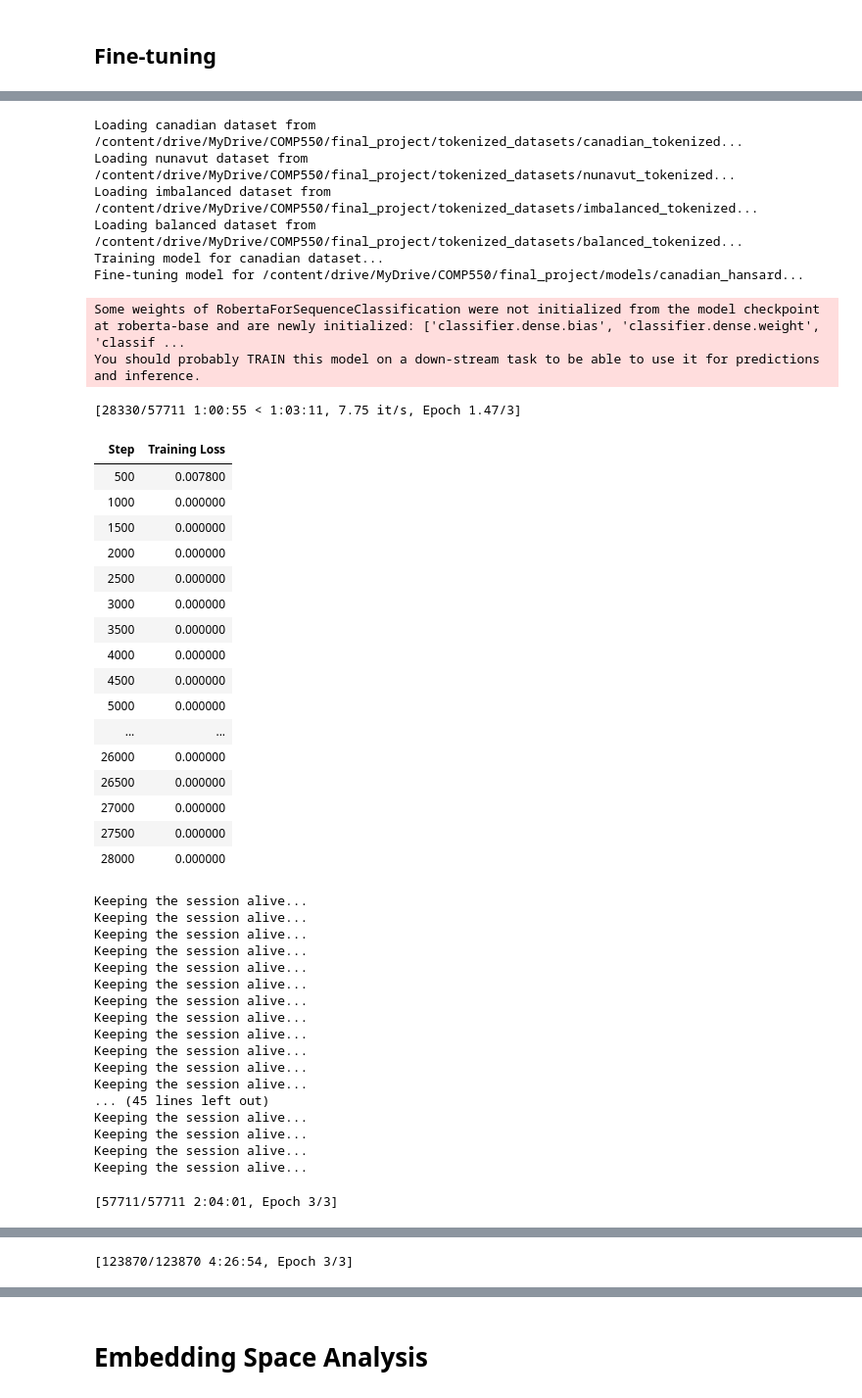
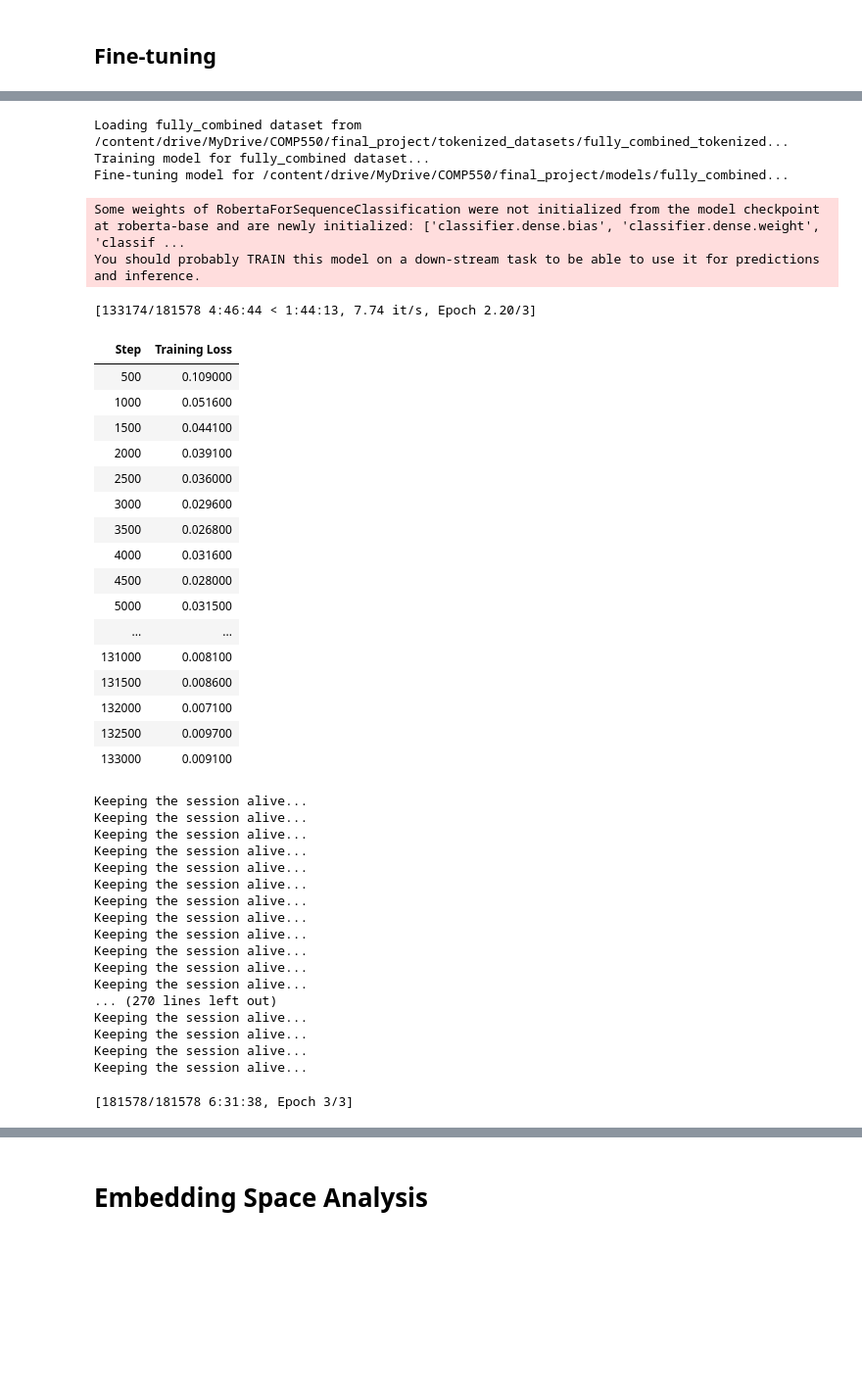
Before and after one commit to asaad02/Analyzing-Bias-Transfer-in-Multilingual-Transformer-Models, a Jupyter notebook: Files/final_comp550_project_training_preliminary_analysis.ipynb, the cells around one changed output, grey strips where cells are left out. Shown at 98% size. Drawn from its saved outputs; the diff is of its cells as text; code cells hidden in the pictures; blank space fills up the shorter version.

```diff
--- a/Files/final_comp550_project_training_preliminary_analysis.ipynb
+++ b/Files/final_comp550_project_training_preliminary_analysis.ipynb
@@ -552,10 +552,10 @@ def tokenize(batch):
 
 # Tokenize all datasets
 datasets = {
-    "canadian": canadian_dataset,
-    "nunavut": nunavut_dataset,
-    "imbalanced": imbalanced_dataset,
-    "balanced": balanced_dataset,
+    #"canadian": canadian_dataset,
+    #"nunavut": nunavut_dataset,
+    #"imbalanced": imbalanced_dataset,
+    #"balanced": balanced_dataset,
     "fully_combined": fully_combined_dataset,
 }
 
@@ -703,61 +658,58 @@ from datasets import load_from_disk
 # Define paths
 log_dir = "./logs"  # Directory for logs
 drive_load_path = "/content/drive/MyDrive/COMP550/final_project/tokenized_datasets"
 output_dir = "/content/drive/MyDrive/COMP550/final_project/models"
 
 # Model save paths
 model_paths = {
-    "canadian": os.path.join(output_dir, "canadian_hansard"),
-    "nunavut": os.path.join(output_dir, "nunavut_hansard"),
-    "imbalanced": os.path.join(output_dir, "imbalanced_multilingual"),
-    "balanced": os.path.join(output_dir, "balanced_multilingual"),
-    #"fully_combined": os.path.join(output_dir, "fully_combined"),
+    #"canadian": os.path.join(output_dir, "canadian_hansard"),
+    #"nunavut": os.path.join(output_dir, "nunavut_hansard"),
+    #"imbalanced": os.path.join(output_dir, "imbalanced_multilingual"),
+    #"balanced": os.path.join(output_dir, "balanced_multilingual"),
+    "fully_combined": os.path.join(output_dir, "fully_combined"),
 }
 
 # Load pre-saved tokenized datasets
 datasets = {}
 for key in model_paths.keys():
     load_path = os.path.join(drive_load_path, f"{key}_tokenized")
     print(f"Loading {key} dataset from {load_path}...")
     datasets[key] = load_from_disk(load_path)
 
 # Ensure log directory exists
 os.makedirs(log_dir, exist_ok=True)
 
 # Train models
 for key, dataset in datasets.items():
     log_path = os.path.join(log_dir, key)
     print(f"Training model for {key} dataset...")
     fine_tune_model(dataset, model_paths[key], log_path)
 
 print("All models trained successfully!")
 # %% [output]
-Loading canadian dataset from /content/drive/MyDrive/COMP550/final_project/tokenized_datasets/canadian_tokenized...
-Loading nunavut dataset from /content/drive/MyDrive/COMP550/final_project/tokenized_datasets/nunavut_tokenized...
-Loading imbalanced dataset from /content/drive/MyDrive/COMP550/final_project/tokenized_datasets/imbalanced_tokenized...
-Loading balanced dataset from /content/drive/MyDrive/COMP550/final_project/tokenized_datasets/balanced_tokenized...
-Training model for canadian dataset...
-Fine-tuning model for /content/drive/MyDrive/COMP550/final_project/models/canadian_hansard...
+Loading fully_combined dataset from /content/drive/MyDrive/COMP550/final_project/tokenized_datasets/fully_combined_tokenized...
+Training model for fully_combined dataset...
+Fine-tuning model for /content/drive/MyDrive/COMP550/final_project/models/fully_combined...
 Some weights of RobertaForSequenceClassification were not initialized from the model checkpoint at roberta-base and are newly initialized: ['classifier.dense.bias', 'classifier.dense.weight', 'classif ...
 You should probably TRAIN this model on a down-stream task to be able to use it for predictions and inference.
-[28330/57711 1:00:55 < 1:03:11, 7.75 it/s, Epoch 1.47/3]
+[133174/181578 4:46:44 < 1:44:13, 7.74 it/s, Epoch 2.20/3]
 | Step | Training Loss |
-| 500 | 0.007800 |
-| 1000 | 0.000000 |
-| 1500 | 0.000000 |
-| 2000 | 0.000000 |
-| 2500 | 0.000000 |
-| 3000 | 0.000000 |
-| 3500 | 0.000000 |
-| 4000 | 0.000000 |
-| 4500 | 0.000000 |
-| 5000 | 0.000000 |
+| 500 | 0.109000 |
+| 1000 | 0.051600 |
+| 1500 | 0.044100 |
+| 2000 | 0.039100 |
+| 2500 | 0.036000 |
+| 3000 | 0.029600 |
+| 3500 | 0.026800 |
+| 4000 | 0.031600 |
+| 4500 | 0.028000 |
+| 5000 | 0.031500 |
 | ... | ... |
-| 26000 | 0.000000 |
-| 26500 | 0.000000 |
-| 27000 | 0.000000 |
-| 27500 | 0.000000 |
-| 28000 | 0.000000 |
+| 131000 | 0.008100 |
+| 131500 | 0.008600 |
+| 132000 | 0.007100 |
+| 132500 | 0.009700 |
+| 133000 | 0.009100 |
 Keeping the session alive...
 Keeping the session alive...
 Keeping the session alive...
@@ -770,10 +722,10 @@ Keeping the session alive...
 Keeping the session alive...
 Keeping the session alive...
 Keeping the session alive...
-... (45 lines left out)
+... (270 lines left out)
 Keeping the session alive...
 Keeping the session alive...
 Keeping the session alive...
 Keeping the session alive...
-[57711/57711 2:04:01, Epoch 3/3]
+[181578/181578 6:31:38, Epoch 3/3]
 | Step | Training Loss |
@@ -815 +764,0 @@ You should probably TRAIN this model on a down-stream task to be able to use it
-[123870/123870 4:26:54, Epoch 3/3]
```
Also changed, not shown: parts of 5 cells of this notebook.
